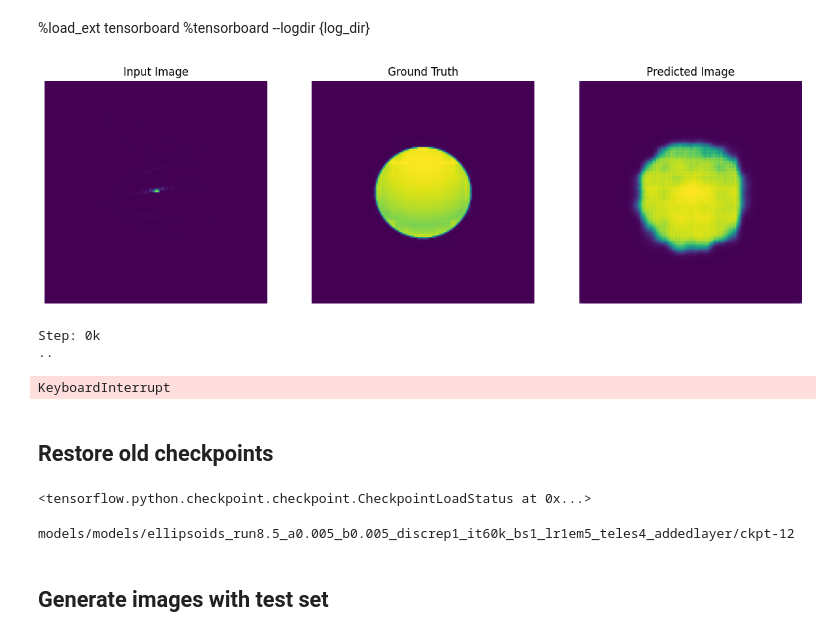
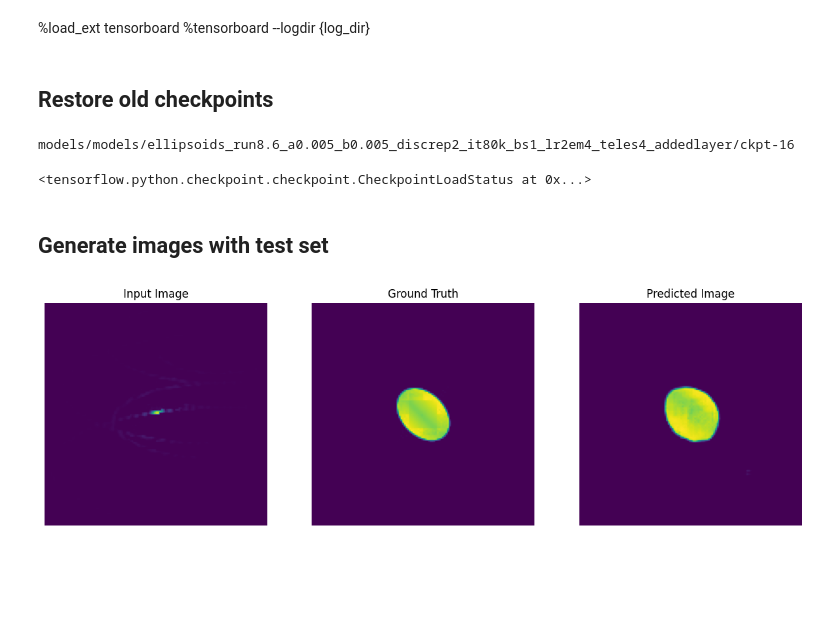
Before and after one commit to Yurivanderburg/II_GAN, a Jupyter notebook: Ellipsoids/Ellipsoid_v0.8.ipynb, the cells around one changed output. Drawn from its saved outputs; the diff is of its cells as text; code cells hidden in the pictures; blank space fills up the shorter version.

```diff
--- a/Ellipsoids/Ellipsoid_v0.8.ipynb
+++ b/Ellipsoids/Ellipsoid_v0.8.ipynb
@@ -406,17 +400,22 @@ checkpoint = tf.train.Checkpoint(generator_optimizer=generator_optimizer,
 ## Generate Images
 # %%
 # Plot images during training. Use training=True to show the batch statistics, not the accumulated statistics.
-def generate_images(model, test_input, tar):
-  prediction = model(test_input, training=True)
-  plt.figure(figsize=(15, 15))
+def generate_images(model, test_input, tar, printing = False, filename=None):
+    prediction = model(test_input, training=True)
+    plt.figure(figsize=(15, 15))
 
-  display_list = [test_input[0], tar[0], prediction[0]*0.5 + 0.5]
-  title = ['Input Image', 'Ground Truth', 'Predicted Image']
+    display_list = [test_input[0], tar[0], prediction[0]*0.5 + 0.5]
+    title = ['Input Image', 'Ground Truth', 'Predicted Image']
 
-  for i in range(3):
-    plt.subplot(1, 3, i+1)
-    plt.title(title[i])
-    # Getting the pixel values in the [0, 1] range to plot.
-    plt.imshow(display_list[i]* 0.5 + 0.5)
-    plt.axis('off')
-  plt.show()
+    for i in range(3):
+        plt.subplot(1, 3, i+1)
+        plt.title(title[i])
+        # Getting the pixel values in the [0, 1] range to plot.
+        plt.imshow(display_list[i]* 0.5 + 0.5)
+        plt.axis('off')
+    if printing:
+        pred = generator(inp, training=True)
+    newimg = concat_images(inp[0,:,:,0], tar[0,:,:,0])
+    newimg2 = concat_images(newimg, pred[0,:,:,0])
+    plt.imshow(newimg2)
+    plt.show()
@@ -499,12 +504,8 @@ def fit(train_ds, test_ds, steps):
 %load_ext tensorboard
 %tensorboard --logdir {log_dir}
 # %%
-fit(train_dataset, test_dataset, steps=60000)
+if run_training:
+    fit(train_dataset, test_dataset, steps=80000)
-# %% [output]
-[figure, removed]
-Step: 0k
-..
-KeyboardInterrupt
 # %% [markdown]
 ## Restore old checkpoints
 # %%
@@ -512,13 +513,16 @@ checkpoint_dir = "models/models/ellipsoids_run8.5_a0.005_b0.005_discrep1_it60k_b
-# %%
-# Restoring the latest checkpoint in checkpoint_dir
-checkpoint.restore(tf.train.latest_checkpoint(checkpoint_dir))
-# %% [output]
-<tensorflow.python.checkpoint.checkpoint.CheckpointLoadStatus at 0x...>
-# %%
-print(tf.train.latest_checkpoint(checkpoint_dir))
-# %% [output]
-models/models/ellipsoids_run8.5_a0.005_b0.005_discrep1_it60k_bs1_lr1em5_teles4_addedlayer/ckpt-12
+# %%
+print(tf.train.latest_checkpoint(checkpoint_dir))
+# %% [output]
+models/models/ellipsoids_run8.6_a0.005_b0.005_discrep2_it80k_bs1_lr2em4_teles4_addedlayer/ckpt-16
+# %%
+checkpoint.restore(tf.train.latest_checkpoint(checkpoint_dir))
+# %% [output]
+<tensorflow.python.checkpoint.checkpoint.CheckpointLoadStatus at 0x...>
 # %% [markdown]
 ## Generate images with test set
+# %%
+generate_images(generator, inp, tar, printing=True, filename=checkpoint_dir.split('/')[-2] + "_{i}.png")
+# %% [output]
+[figure, added]
 # %%
 # Run the trained model on a few examples from the test set
```
Also changed, not shown: parts of 13 cells of this notebook, 8 other files.
